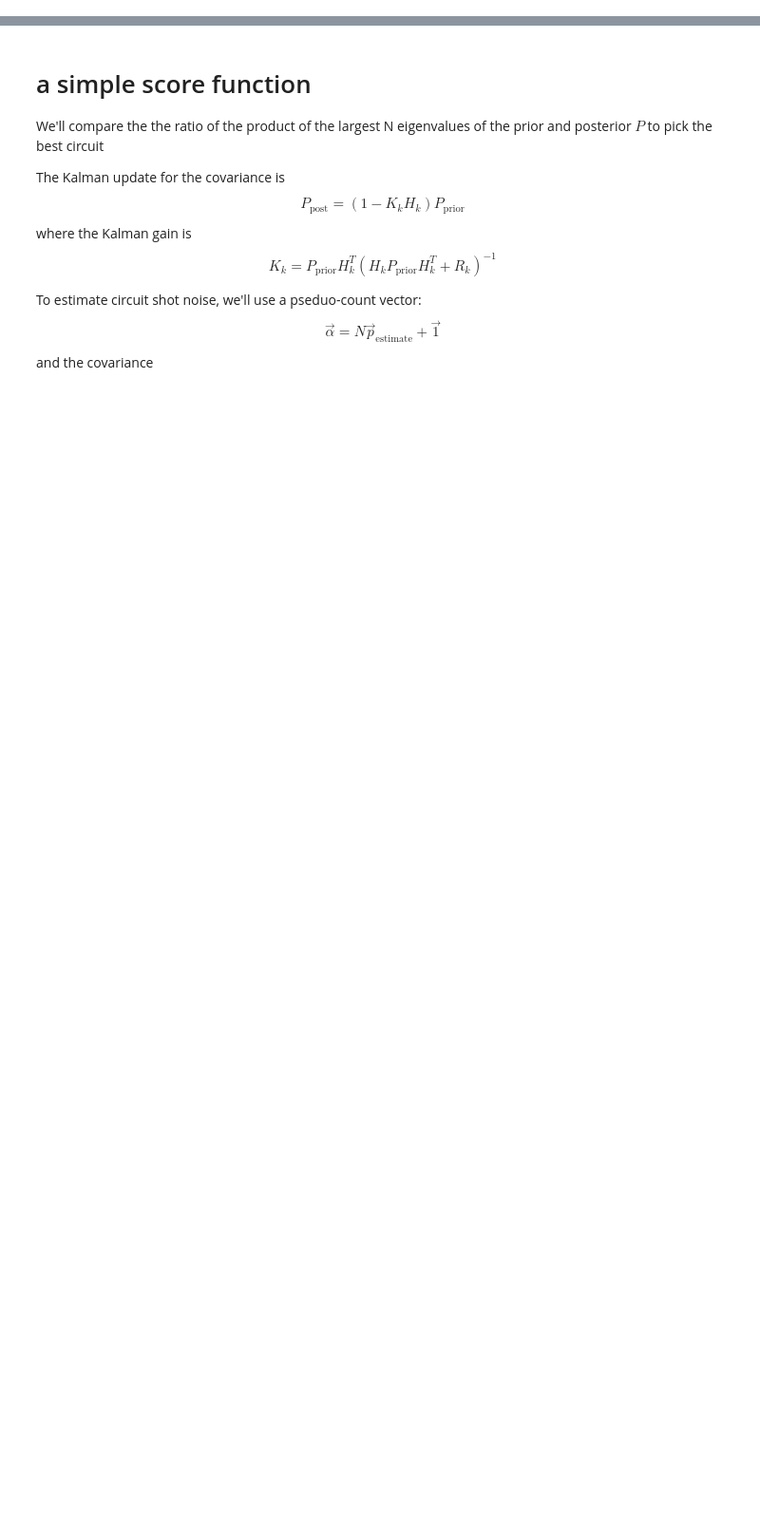
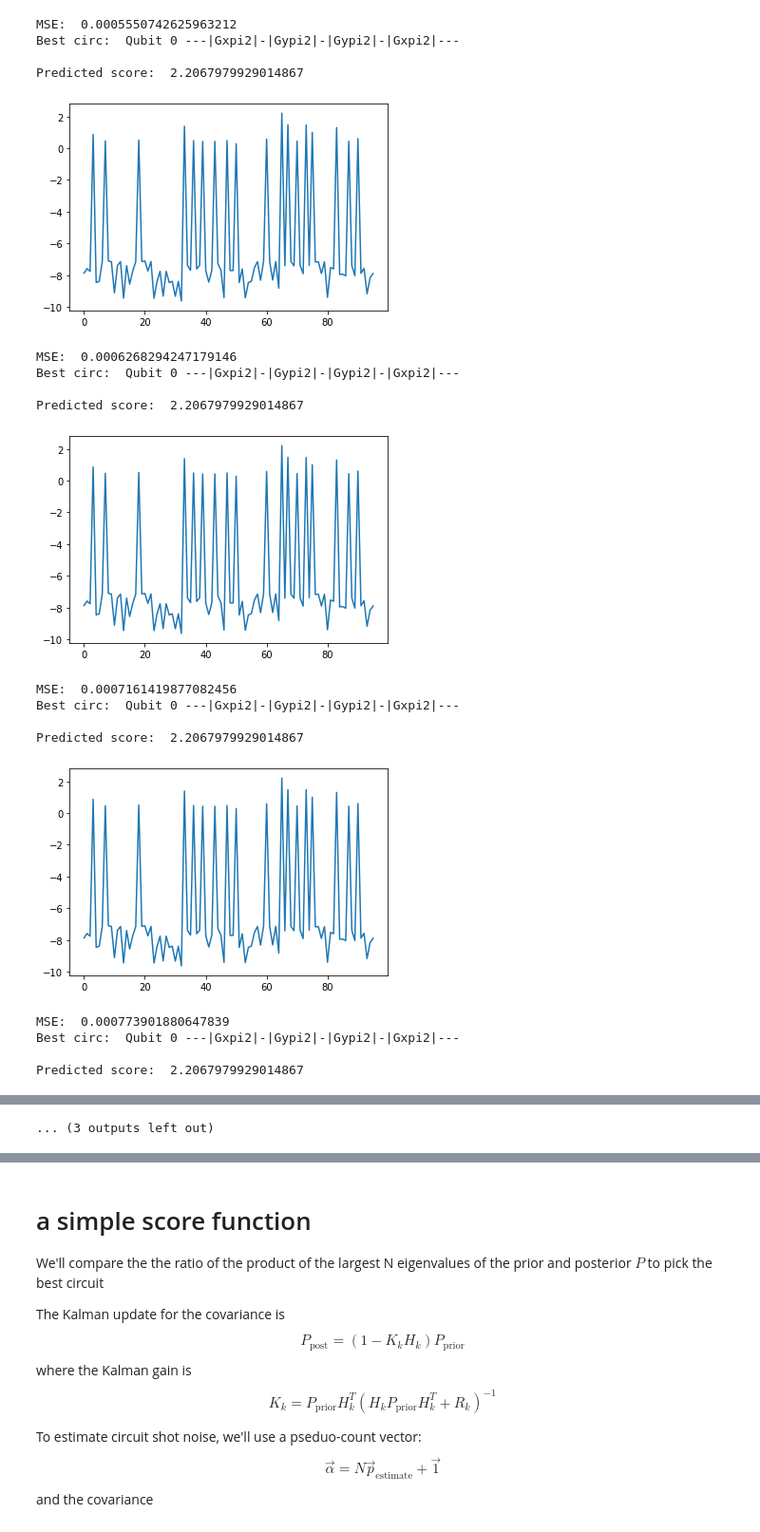
Before and after one commit to jpmarceaux/KalmanFiltering, a Jupyter notebook: AdapativeCircuits/sigmapoint_adaptation.ipynb, the cells around one changed output, grey strips where cells are left out. Shown: that part at 95% size. Saved outputs shown, nothing was run; the diff lists cells and outputs as text; code cells hidden in the pictures; blank space fills up the shorter version.

```diff
--- a/AdapativeCircuits/sigmapoint_adaptation.ipynb
+++ b/AdapativeCircuits/sigmapoint_adaptation.ipynb
@@ -170,0 +348,8 @@ make_error_plot('Usual evolution', ukf_model_vectors, mdl_datagen.to_vector(), u
+# %%
+# run a Kalman filter in the usual way
+prior_covar = 0.001*np.eye(target_model.num_params)
+germ1_circuits = edesign.circuit_lists[0]
+germ1_post_model, germ1_post_covar, saved_data = filter_dataset(target_model, prior_covar, dataset, germ1_circuits,
+    None, None, clip_range=[-1, 1],
+    max_itr=1, itr_eps=1e-4,
+    save_params_and_covars=True, save_prior_innovations=False, save_posterior_innovations=False, save_kgains=False)
@@ -170,0 +379,57 @@ make_error_plot('Usual evolution', ukf_model_vectors, mdl_datagen.to_vector(), u
+# %%
+# now swtich to adaptive filtering with sigma-point updates
+num_updates = 10
+show_output = True
+
+current_update = 0
+while(current_update < num_updates):
+    fid_model.from_vector(ukf.x)
+    circ, scores = find_best_scoring_circuit(circ_list, model, P, sigma_point_def)
+    if show_output:
+        print('MSE: ', mserror(fid_model, mdl_datagen))
+        print('Best circ: ', circ)
+        print('Predicted score: ', scores[circ])
+
+        plt.plot(scores.values())
+        plt.show()
+    else:
+        # show progress if not output
+        # pbar.update(1)
+        pass
+
+    counts = dataset[circ].counts
+    cvec = vector_from_outcomes(counts, 2**circ.width)
+    freq = (cvec+np.ones(len(cvec)))/(sum(cvec) + len(cvec))
+    #req = cvec/sum(cvec)
+
+    #_filter_prior = vector_from_outcomes(ekf.model.probabilities(circ), 2**circ.width)
+    #ata_prior_innnovs[idx] = freq - p_filter_prior
+
+    R_obs = categorical_covar(freq)/sum(cvec)
+    ukf.predict()
+    ukf.update(freq, R=R_obs+R_add, circ=circ, model=ukf_filter_model)
+    adaptive_parameter_history.append(ukf.x)
+    adaptive_covar_history.append(ukf.P)
+
+    current_update += 1
+pbar.close()
+# %% [output]
+MSE:  0.0005550742625963212
+Best circ:  Qubit 0 ---|Gxpi2|-|Gypi2|-|Gypi2|-|Gxpi2|---
+
+Predicted score:  2.2067979929014867
+[figure, added]
+MSE:  0.0006268294247179146
+Best circ:  Qubit 0 ---|Gxpi2|-|Gypi2|-|Gypi2|-|Gxpi2|---
+
+Predicted score:  2.2067979929014867
+[figure, added]
+MSE:  0.0007161419877082456
+Best circ:  Qubit 0 ---|Gxpi2|-|Gypi2|-|Gypi2|-|Gxpi2|---
+
+Predicted score:  2.2067979929014867
+[figure, added]
+MSE:  0.000773901880647839
+Best circ:  Qubit 0 ---|Gxpi2|-|Gypi2|-|Gypi2|-|Gxpi2|---
+
+Predicted score:  2.2067979929014867
@@ -170,0 +447 @@ make_error_plot('Usual evolution', ukf_model_vectors, mdl_datagen.to_vector(), u
+... (3 outputs left out)
```
Also changed, not shown: parts of 22 cells of this notebook, 2 other files.
